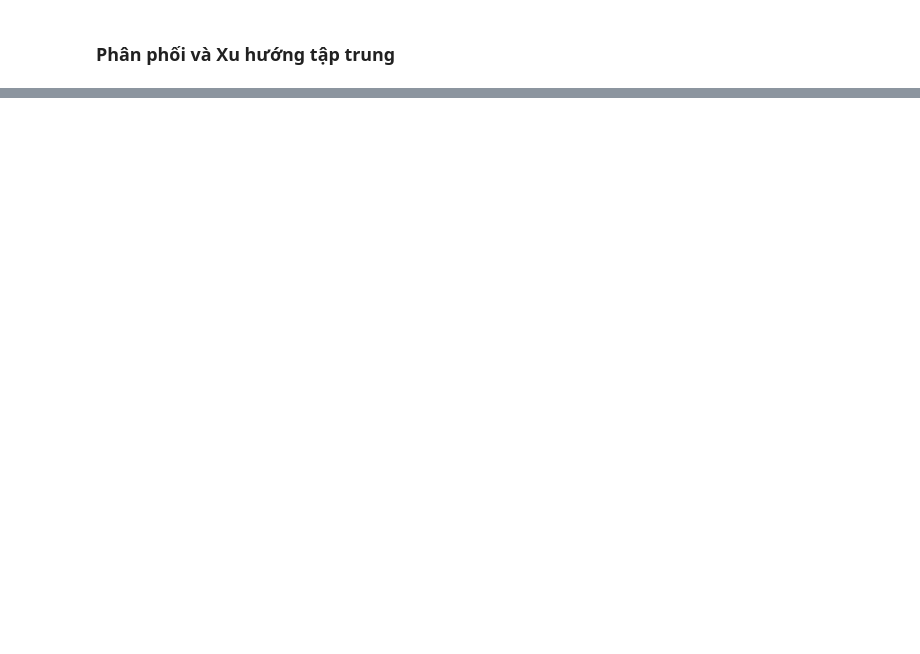
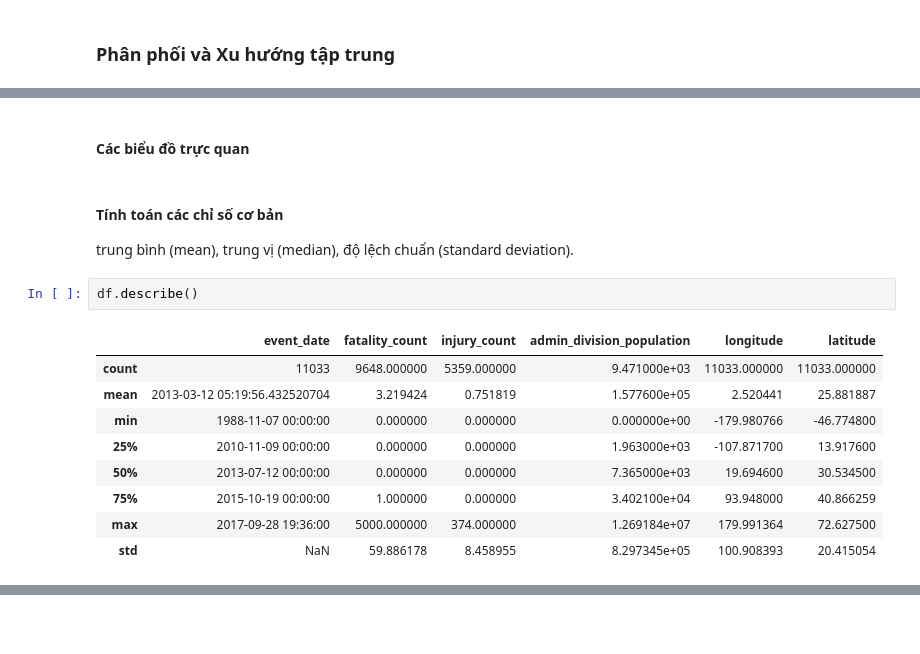
Before and after one commit to tientien01/Global-Landslide-Catalog-NASA-Analysis, a Jupyter notebook: notebook/02_data_exploration.ipynb, the cells around one changed output, grey strips where cells are left out. Saved outputs shown, nothing was run; the diff lists cells and outputs as text; blank space fills up the shorter version.

```diff
--- a/notebook/02_data_exploration.ipynb
+++ b/notebook/02_data_exploration.ipynb
@@ -238,0 +355,17 @@ Name: event_date, dtype: datetime64[ns]
+# %% [markdown]
+#### Các biểu đồ trực quan
+# %% [markdown]
+#### Tính toán các chỉ số cơ bản
+trung bình (mean), trung vị (median), độ lệch chuẩn (standard deviation).
+# %%
+df.describe()
+# %% [output]
+|  | event_date | fatality_count | injury_count | admin_division_population | longitude | latitude |
+| count | 11033 | 9648.000000 | 5359.000000 | 9.471000e+03 | 11033.000000 | 11033.000000 |
+| mean | 2013-03-12 05:19:56.432520704 | 3.219424 | 0.751819 | 1.577600e+05 | 2.520441 | 25.881887 |
+| min | 1988-11-07 00:00:00 | 0.000000 | 0.000000 | 0.000000e+00 | -179.980766 | -46.774800 |
+| 25% | 2010-11-09 00:00:00 | 0.000000 | 0.000000 | 1.963000e+03 | -107.871700 | 13.917600 |
+| 50% | 2013-07-12 00:00:00 | 0.000000 | 0.000000 | 7.365000e+03 | 19.694600 | 30.534500 |
+| 75% | 2015-10-19 00:00:00 | 1.000000 | 0.000000 | 3.402100e+04 | 93.948000 | 40.866259 |
+| max | 2017-09-28 19:36:00 | 5000.000000 | 374.000000 | 1.269184e+07 | 179.991364 | 72.627500 |
+| std | NaN | 59.886178 | 8.458955 | 8.297345e+05 | 100.908393 | 20.415054 |
```
Also changed, not shown: parts of 18 cells of this notebook.
